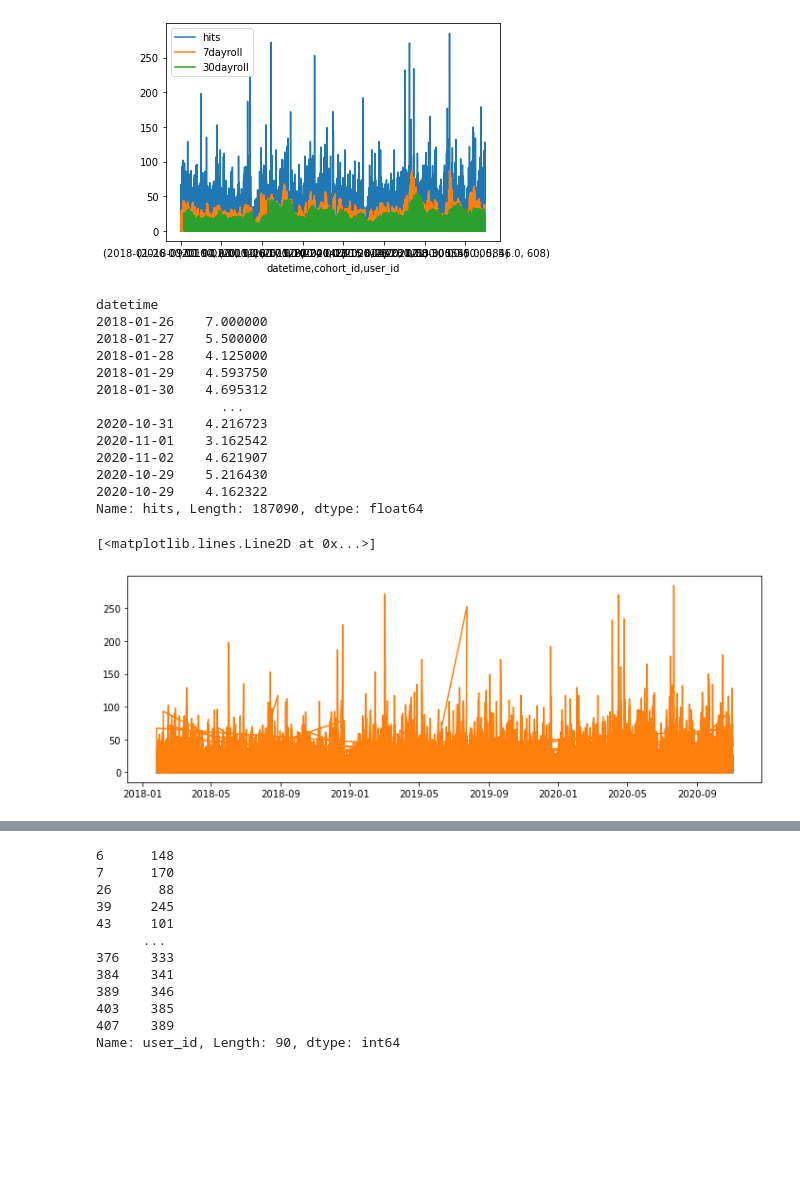
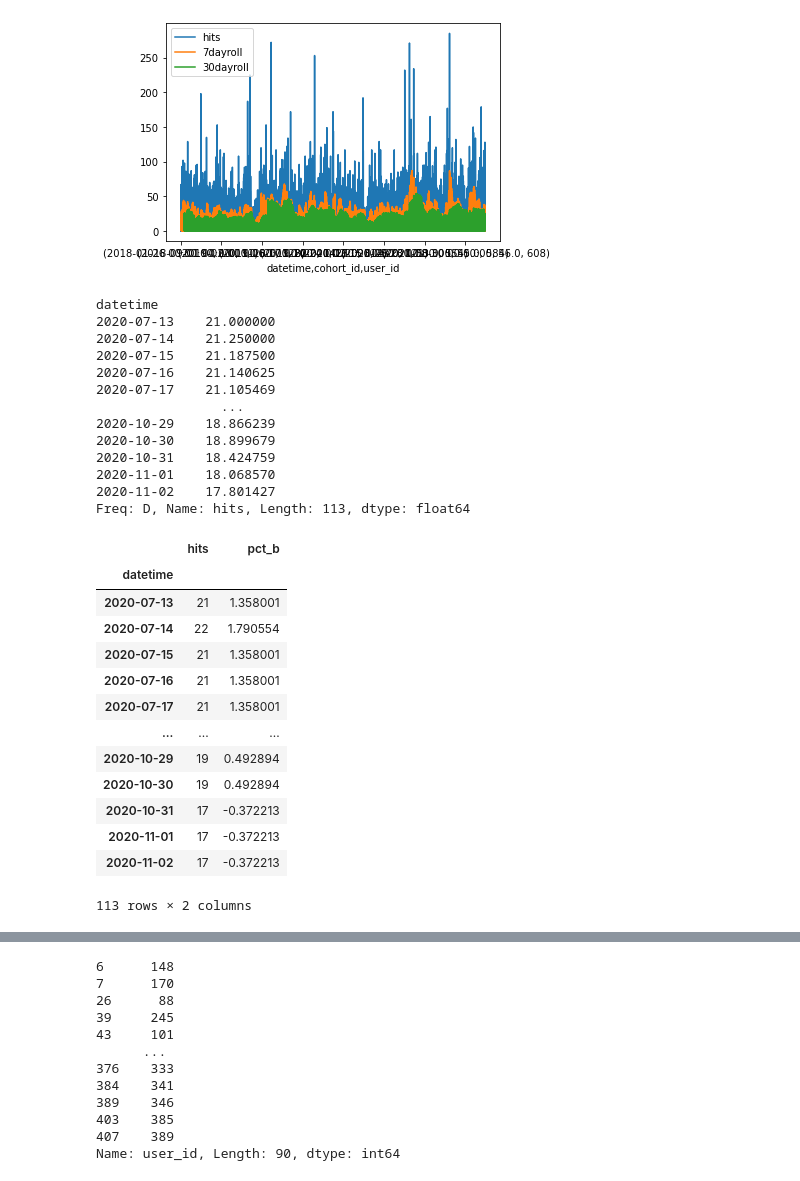
Before and after one commit to datastraine/anomaly-detection-exercises, a Jupyter notebook: time_series_anomaly_detection.ipynb, the cells around one changed output, grey strips where cells are left out. Saved outputs shown, nothing was run; the diff lists cells and outputs as text; code cells hidden in the pictures; blank space fills up the shorter version.

```diff
--- a/time_series_anomaly_detection.ipynb
+++ b/time_series_anomaly_detection.ipynb
@@ -340,37 +340,51 @@ test.groupby(['datetime', 'cohort_id', 'user_id']).mean().plot()
 # %% [output]
 <AxesSubplot:xlabel='datetime,cohort_id,user_id'>
 [figure]
+# %%
+cohort59 = test[test['cohort_id'] == 59.0]
+cohort59 = cohort59['hits']
+cohort59 = cohort59.resample('D').size()
 # %%
-ema_short = test['hits'].ewm(span=7, adjust=False).mean()
+ema_short = cohort59.ewm(span=7, adjust=False).mean()
 ema_short
 # %% [output]
 datetime
-2018-01-26    7.000000
-2018-01-27    5.500000
-2018-01-28    4.125000
-2018-01-29    4.593750
-2018-01-30    4.695312
+2020-07-13    21.000000
+2020-07-14    21.250000
+2020-07-15    21.187500
+2020-07-16    21.140625
+2020-07-17    21.105469
                 ...
-2020-10-31    4.216723
-2020-11-01    3.162542
-2020-11-02    4.621907
-2020-10-29    5.216430
-2020-10-29    4.162322
-Name: hits, Length: 187090, dtype: float64
+2020-10-29    18.866239
+2020-10-30    18.899679
+2020-10-31    18.424759
+2020-11-01    18.068570
+2020-11-02    17.801427
+Freq: D, Name: hits, Length: 113, dtype: float64
 # %%
 span = 30
-ema_long = test['hits'].ewm(span=span, adjust=False).mean()
+ema_long = cohort59.ewm(span=span, adjust=False).mean()
 midband = ema_long[-1]
 ub = midband + ema_long[-30:-1].std()*3
 lb = midband - ema_long[-30:-1].std()*3
 
-pct_b = pd.DataFrame({'pct_b': (test['hits']-lb)/(ub-lb)})
-sac = pd.DataFrame(test['hits'])
-sac = pd.concat([test, pct_b], axis=1)
+pct_b = pd.DataFrame({'pct_b': (cohort59-lb)/(ub-lb)})
+sac = pd.DataFrame(cohort59)
+sac = pd.concat([cohort59, pct_b], axis=1)
 
-plt.figure(figsize=(12,4))
-plt.plot(sac.pct_b)
-plt.plot(sac.hits)
+sac
 # %% [output]
+|  | hits | pct_b |
+| datetime |  |  |
+| 2020-07-13 | 21 | 1.358001 |
+| 2020-07-14 | 22 | 1.790554 |
+| 2020-07-15 | 21 | 1.358001 |
+| 2020-07-16 | 21 | 1.358001 |
+| 2020-07-17 | 21 | 1.358001 |
+| ... | ... | ... |
+| 2020-10-29 | 19 | 0.492894 |
+| 2020-10-30 | 19 | 0.492894 |
+| 2020-10-31 | 17 | -0.372213 |
+| 2020-11-01 | 17 | -0.372213 |
+| 2020-11-02 | 17 | -0.372213 |
-[<matplotlib.lines.Line2D at 0x...>]
+113 rows × 2 columns
-[figure, removed]
```
Also changed, not shown: parts of 2 cells of this notebook.
